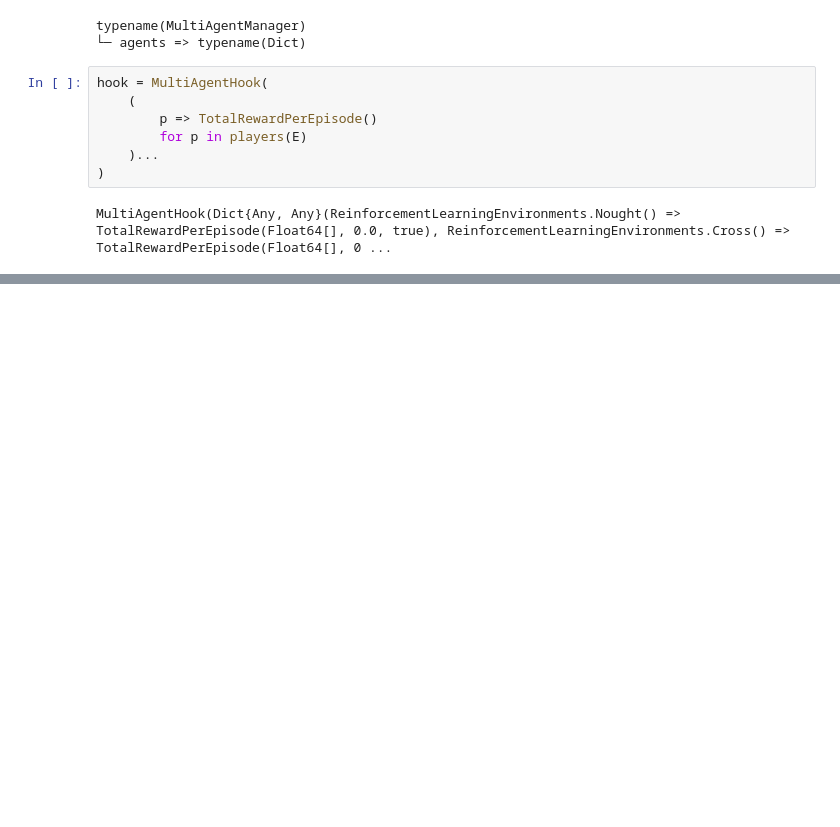
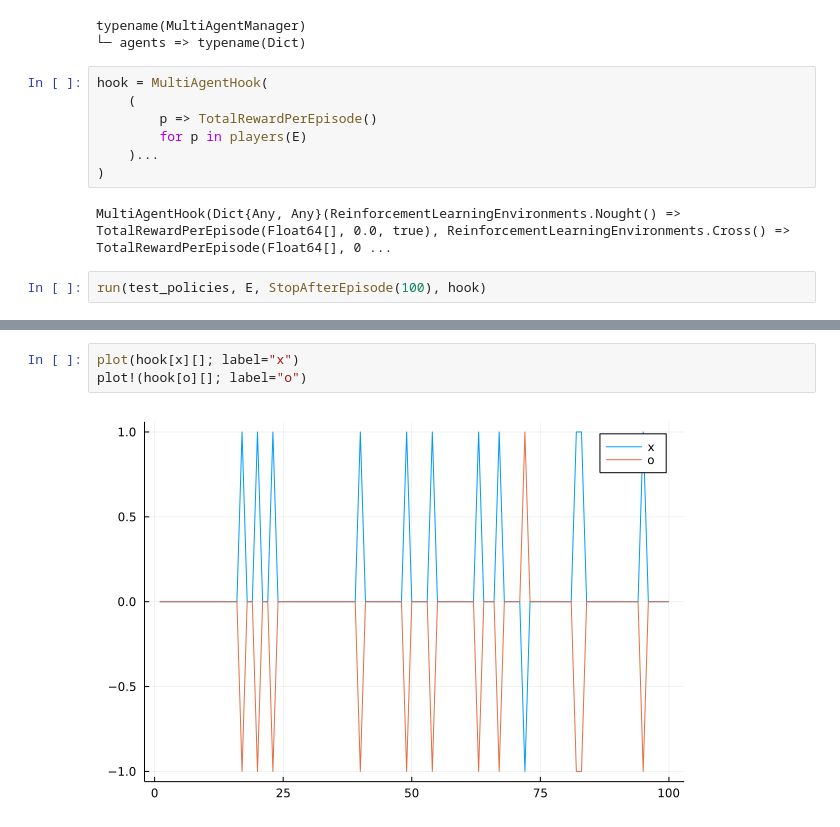
Before and after one commit to ll7/ReinforcementLearningAnIntroduction.jl, a Jupyter notebook: jupyter-notebook/Chapter01_Tic_Tac_Toe.ipynb, the cells around one changed output, grey strips where cells are left out. Drawn from its saved outputs; the diff is of its cells as text; blank space fills up the shorter version.

Commit message:
first test implementation of 01

```diff
--- a/jupyter-notebook/Chapter01_Tic_Tac_Toe.ipynb
+++ b/jupyter-notebook/Chapter01_Tic_Tac_Toe.ipynb
@@ -395,3 +395,5 @@ hook = MultiAgentHook(
 )
 # %% [output]
 MultiAgentHook(Dict{Any, Any}(ReinforcementLearningEnvironments.Nought() => TotalRewardPerEpisode(Float64[], 0.0, true), ReinforcementLearningEnvironments.Cross() => TotalRewardPerEpisode(Float64[], 0 ...
+# %%
+run(test_policies, E, StopAfterEpisode(100), hook)
@@ -397,0 +419,5 @@ MultiAgentHook(Dict{Any, Any}(ReinforcementLearningEnvironments.Nought() => Tota
+# %%
+plot(hook[x][]; label="x")
+plot!(hook[o][]; label="o")
+# %% [output]
+[figure, added]
```
Also changed, not shown: parts of 5 cells of this notebook.
